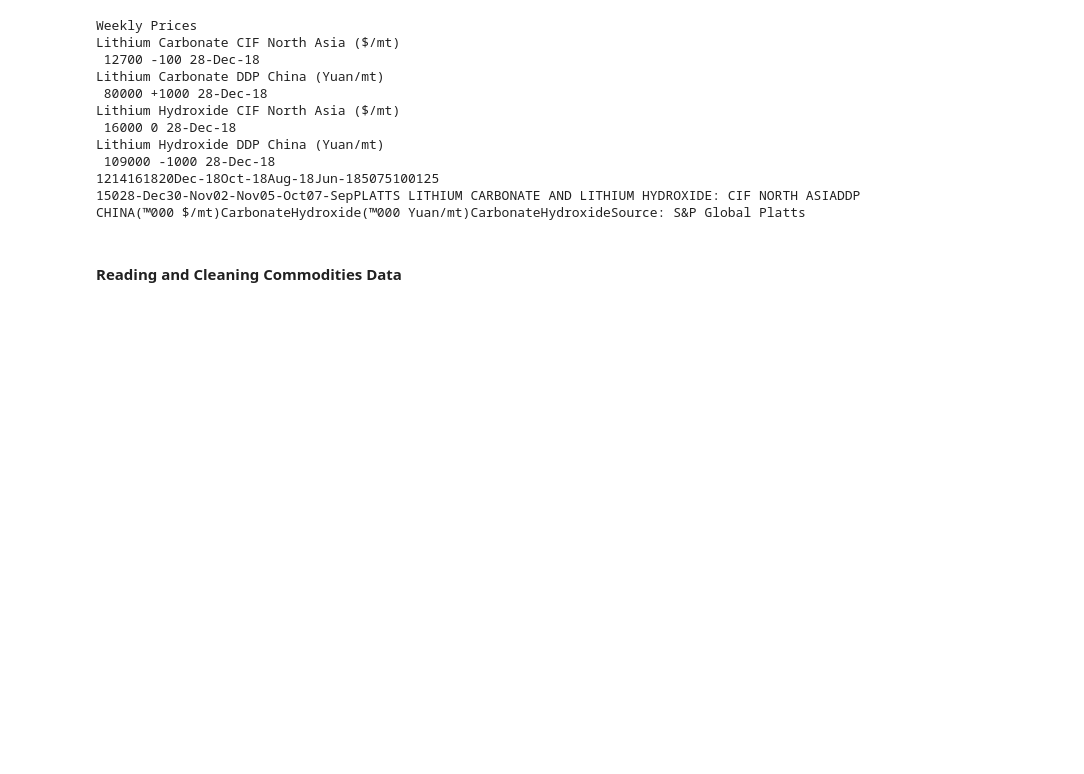
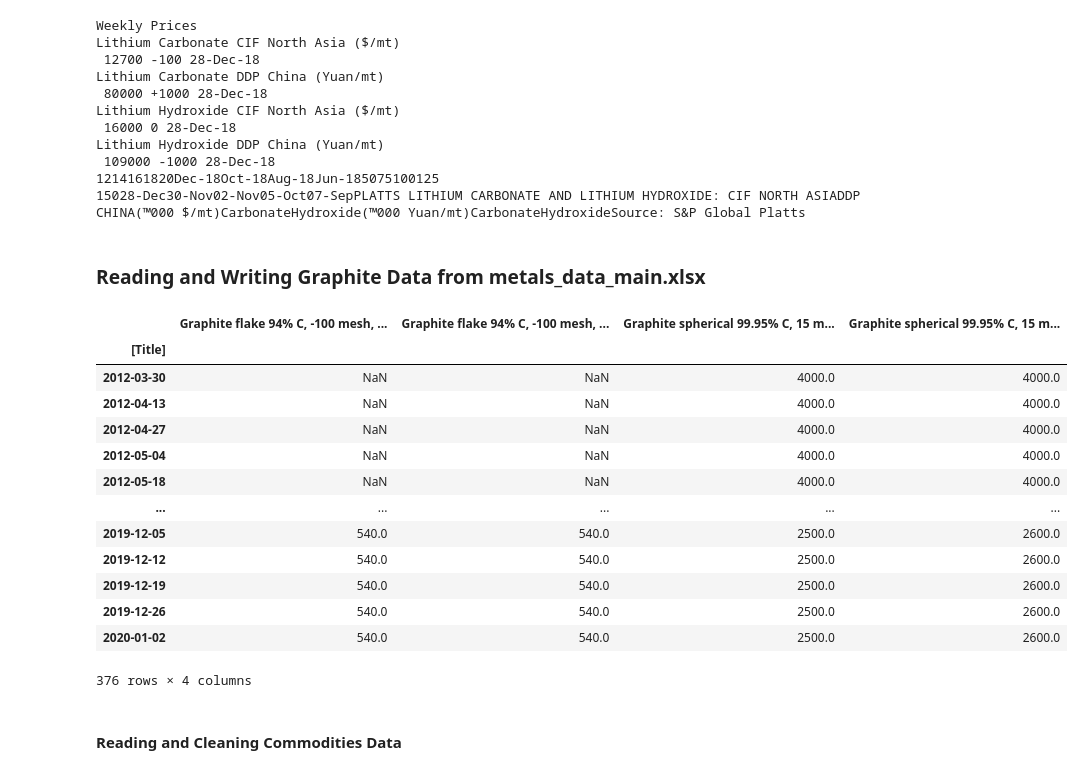
Before and after one commit to chiemiko/metals-research, a Jupyter notebook: metals_data_update.ipynb, the cells around one changed output. Drawn from its saved outputs; the diff is of its cells as text; code cells hidden in the pictures; blank space fills up the shorter version.

Commit message:
graphite updates

```diff
--- a/metals_data_update.ipynb
+++ b/metals_data_update.ipynb
@@ -376,3 +376,31 @@ Lithium Hydroxide DDP China (Yuan/mt)
  109000 -1000 28-Dec-18
 1214161820Dec-18Oct-18Aug-18Jun-185075100125
 15028-Dec30-Nov02-Nov05-Oct07-SepPLATTS LITHIUM CARBONATE AND LITHIUM HYDROXIDE: CIF NORTH ASIADDP CHINA(™000 $/mt)CarbonateHydroxide(™000 Yuan/mt)CarbonateHydroxideSource: S&P Global Platts
+# %% [markdown]
+### Reading and Writing Graphite Data from metals_data_main.xlsx
+# %%
+filename1 = 'raw_data_finals\metals_data_main.xlsx'
+graphite = pd.read_excel(filename1, sheet_name="fastmarkets_graphite")
+graphite = graphite.iloc[:, :5]
+
+graphite = graphite.dropna(subset=['Graphite spherical 99.95% C, 15 microns, fob China, $/tonne'])
+graphite = graphite.iloc[1:-2, :]
+graphite.index = pd.to_datetime(graphite['[Title]'])
+graphite = graphite.iloc[:, 1:]
+graphite = graphite.astype(float)
+graphite
+# %% [output]
+|  | Graphite flake 94% C, -100 mesh, ... | Graphite flake 94% C, -100 mesh, ... | Graphite spherical 99.95% C, 15 m... | Graphite spherical 99.95% C, 15 m... |
+| [Title] |  |  |  |  |
+| 2012-03-30 | NaN | NaN | 4000.0 | 4000.0 |
+| 2012-04-13 | NaN | NaN | 4000.0 | 4000.0 |
+| 2012-04-27 | NaN | NaN | 4000.0 | 4000.0 |
+| 2012-05-04 | NaN | NaN | 4000.0 | 4000.0 |
+| 2012-05-18 | NaN | NaN | 4000.0 | 4000.0 |
+| ... | ... | ... | ... | ... |
+| 2019-12-05 | 540.0 | 540.0 | 2500.0 | 2600.0 |
+| 2019-12-12 | 540.0 | 540.0 | 2500.0 | 2600.0 |
+| 2019-12-19 | 540.0 | 540.0 | 2500.0 | 2600.0 |
+| 2019-12-26 | 540.0 | 540.0 | 2500.0 | 2600.0 |
+| 2020-01-02 | 540.0 | 540.0 | 2500.0 | 2600.0 |
+376 rows × 4 columns
```
Also changed, not shown: parts of 2 cells of this notebook, 3 other files.
